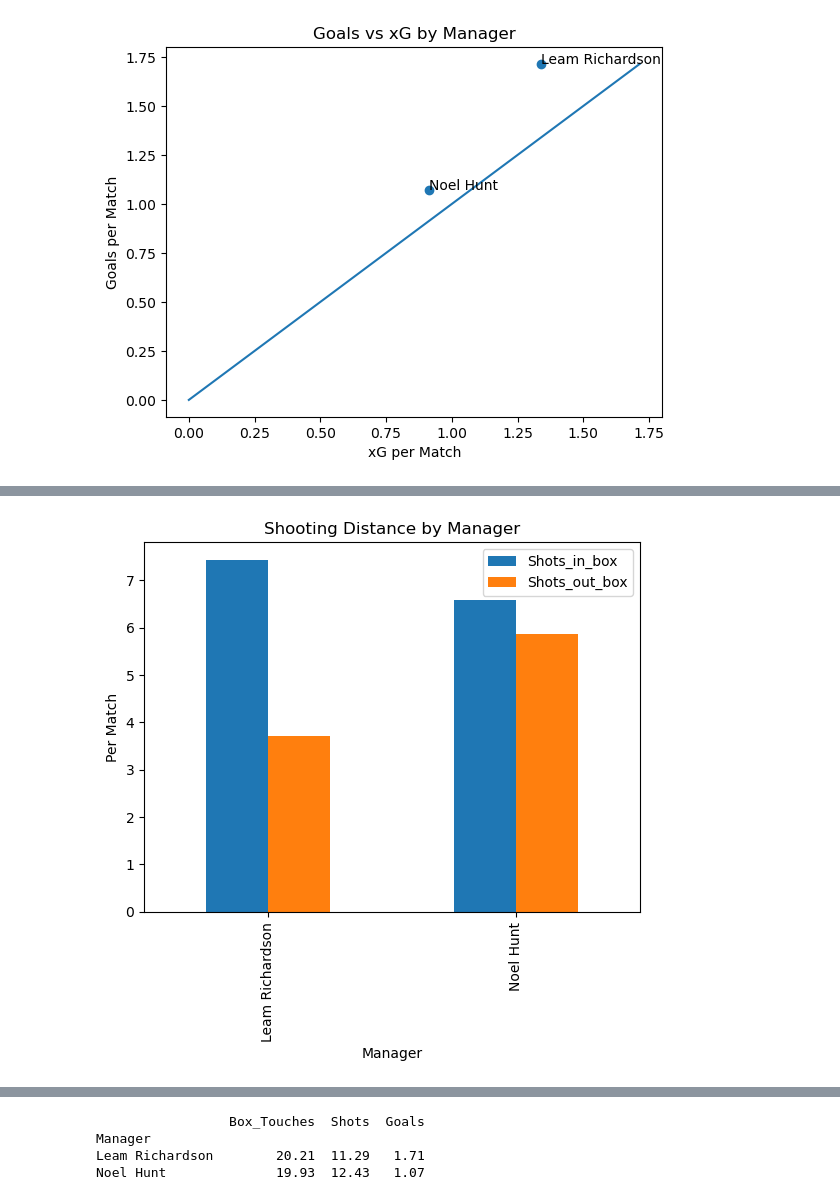
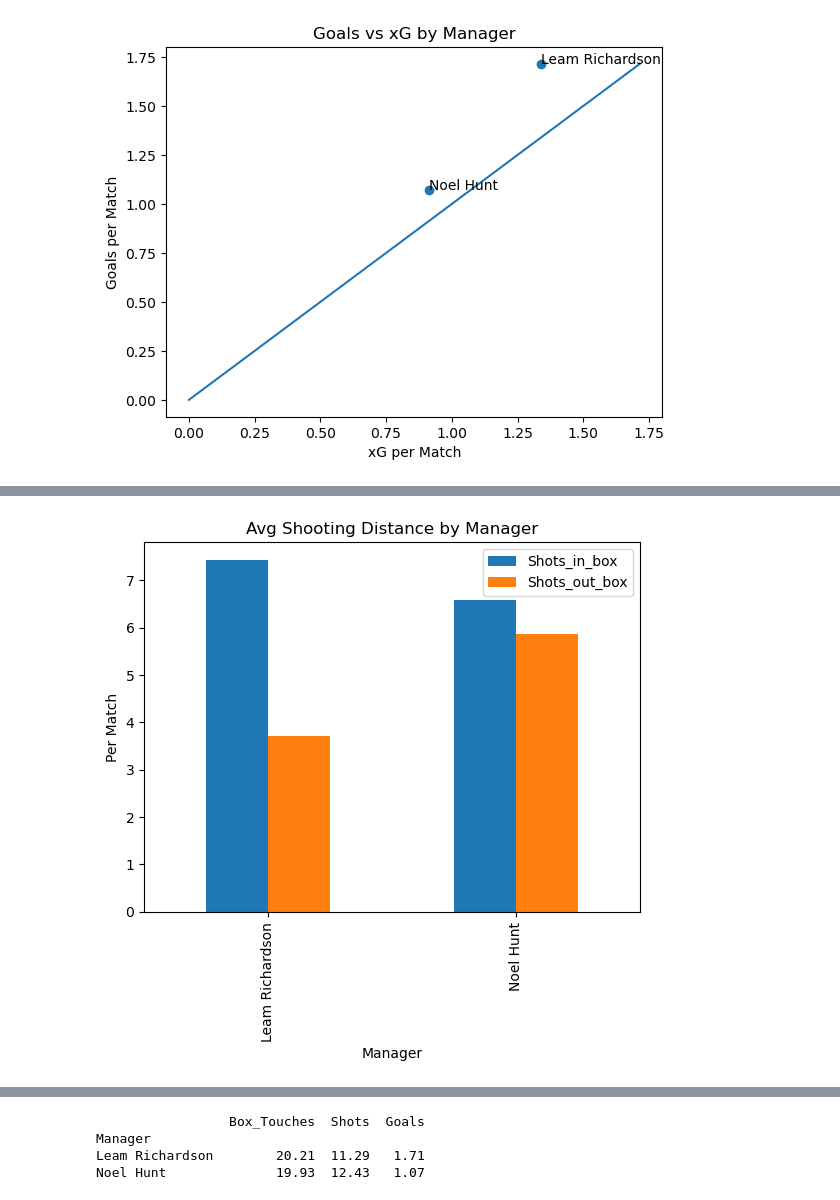
Before and after one commit to abryantgithub/Football_Analysis, a Jupyter notebook: notebooks/Season Analysis/manager_analysis.ipynb, the cells around one changed output, grey strips where cells are left out. Drawn from its saved outputs; the diff is of its cells as text; code cells hidden in the pictures.

```diff
--- a/notebooks/Season Analysis/manager_analysis.ipynb
+++ b/notebooks/Season Analysis/manager_analysis.ipynb
@@ -147,19 +168,19 @@ plt.show()
 # %%
 shot_distance = (
     df.groupby("Manager")
       .agg(
           Shots_in_box=("rfc_Shots_Inside_Box", "mean"),
           Shots_out_box=("rfc_Shots_Outside_Box", "mean")
       )
 )
 
 shot_distance.plot(kind="bar")
-plt.title("Shooting Distance by Manager")
+plt.title("Avg Shooting Distance by Manager")
 plt.ylabel("Per Match")
 plt.xlabel("Manager")
 plt.show()
 # %% [output]
-[figure, old version]
+[figure, new version]
 # %%
 shot_quality = (
     df.groupby("Manager")
```
Also changed, not shown: parts of 10 cells of this notebook, 1 other file.
